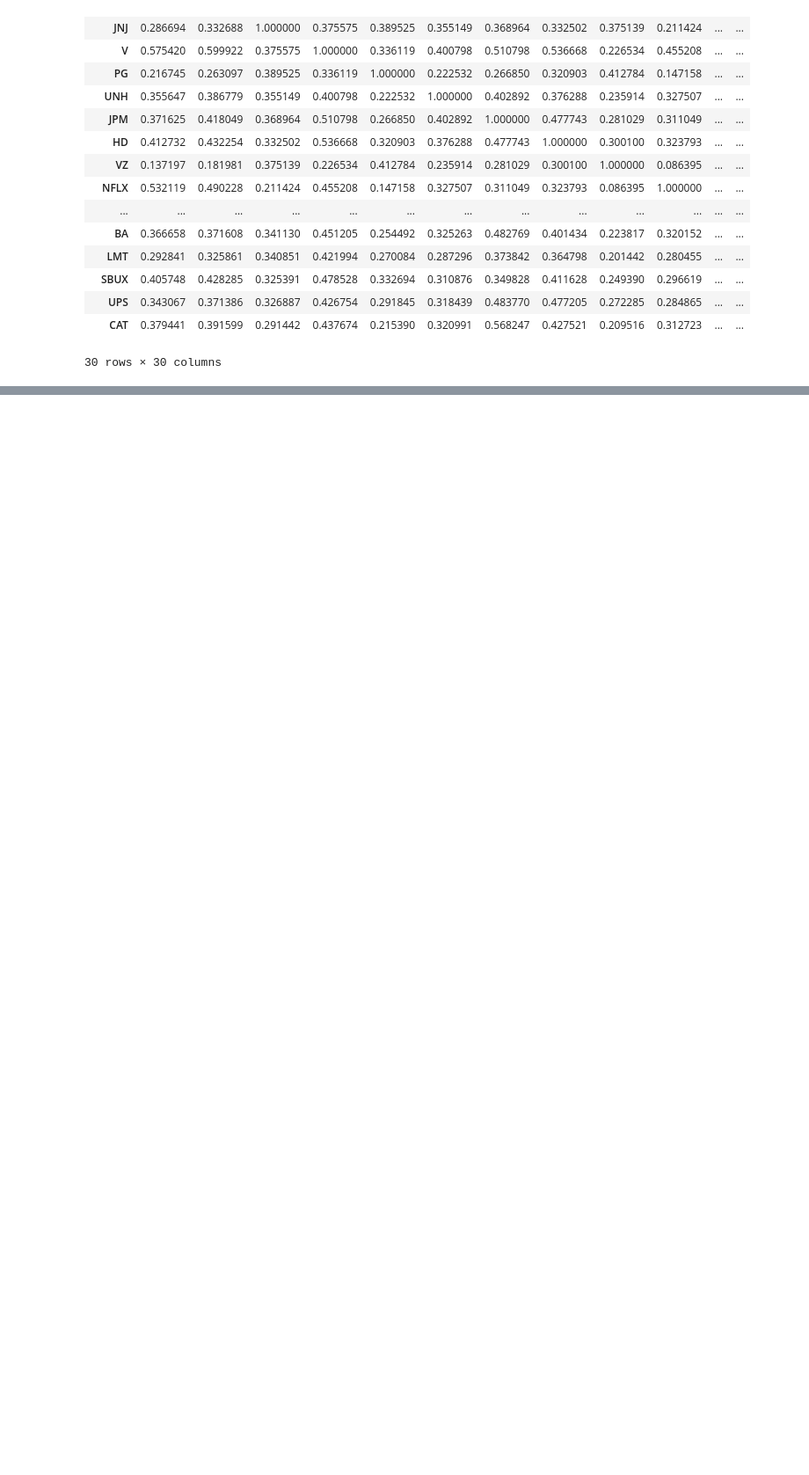
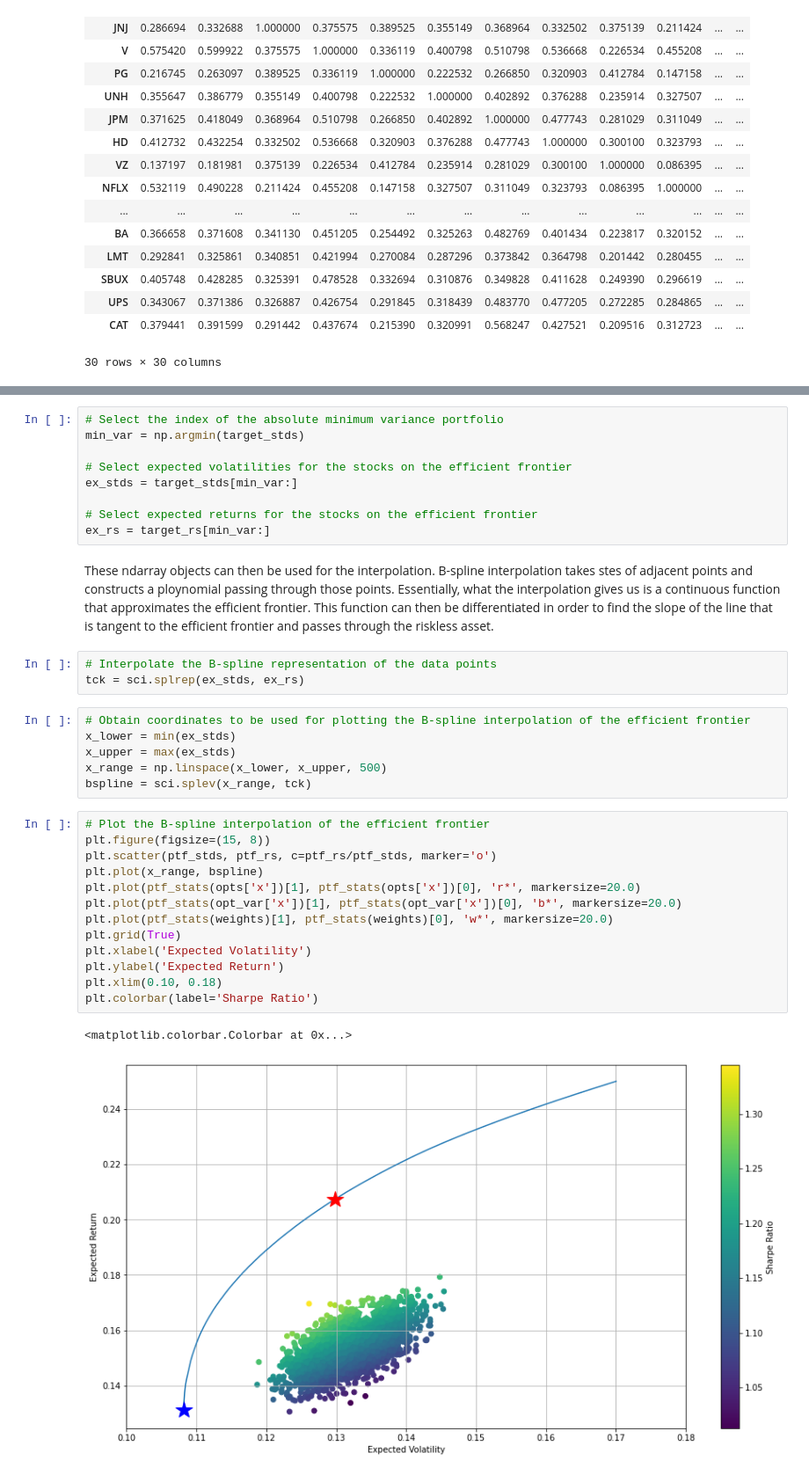
Before and after one commit to JoBe10/Mean_Variance_Portfolio_Optimisation, a Jupyter notebook: Efficient_Frontiers.ipynb, the cells around one changed output, grey strips where cells are left out. Shown at 88% size. Cells and saved outputs as stored; diff of their text form; blank space fills up the shorter version.

Commit message:
B-spline interpolation of efficient frontier

```diff
--- a/Efficient_Frontiers.ipynb
+++ b/Efficient_Frontiers.ipynb
@@ -409,0 +440,36 @@ Statements like these have to be made with caution because in a portfolio alloca
+# %%
+# Select the index of the absolute minimum variance portfolio
+min_var = np.argmin(target_stds)
+
+# Select expected volatilities for the stocks on the efficient frontier
+ex_stds = target_stds[min_var:]
+
+# Select expected returns for the stocks on the efficient frontier
+ex_rs = target_rs[min_var:]
+# %% [markdown]
+These ndarray objects can then be used for the interpolation. B-spline interpolation takes stes of adjacent points and constructs a ploynomial passing through those points. Essentially, what the interpolation gives us is a continuous function that approximates the efficient frontier. This function can then be differentiated in order to find the slope of the line that is tangent to the efficient frontier and passes through the riskless asset.
+# %%
+# Interpolate the B-spline representation of the data points
+tck = sci.splrep(ex_stds, ex_rs)
+# %%
+# Obtain coordinates to be used for plotting the B-spline interpolation of the efficient frontier
+x_lower = min(ex_stds)
+x_upper = max(ex_stds)
+x_range = np.linspace(x_lower, x_upper, 500)
+bspline = sci.splev(x_range, tck)
+# %%
+# Plot the B-spline interpolation of the efficient frontier
+plt.figure(figsize=(15, 8))
+plt.scatter(ptf_stds, ptf_rs, c=ptf_rs/ptf_stds, marker='o')
+plt.plot(x_range, bspline)
+plt.plot(ptf_stats(opts['x'])[1], ptf_stats(opts['x'])[0], 'r*', markersize=20.0)
+plt.plot(ptf_stats(opt_var['x'])[1], ptf_stats(opt_var['x'])[0], 'b*', markersize=20.0)
+plt.plot(ptf_stats(weights)[1], ptf_stats(weights)[0], 'w*', markersize=20.0)
+plt.grid(True)
+plt.xlabel('Expected Volatility')
+plt.ylabel('Expected Return')
+plt.xlim(0.10, 0.18)
+plt.colorbar(label='Sharpe Ratio')
+# %% [output]
+<matplotlib.colorbar.Colorbar at 0x...>
+[figure, added]
```
Also changed, not shown: parts of 12 cells of this notebook.
